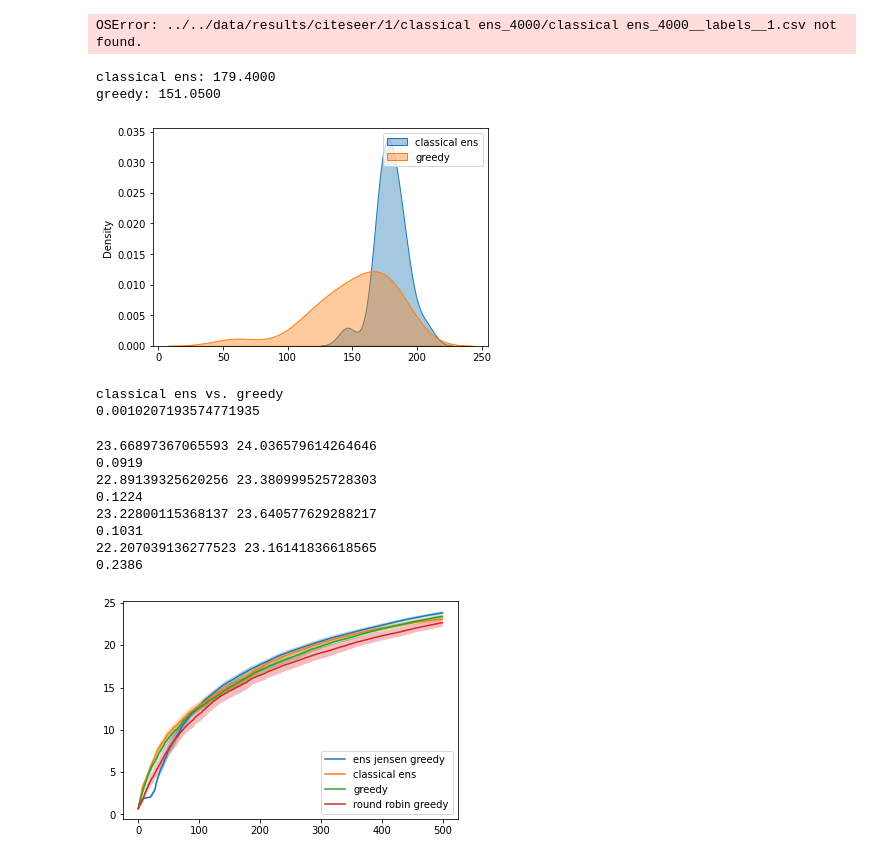
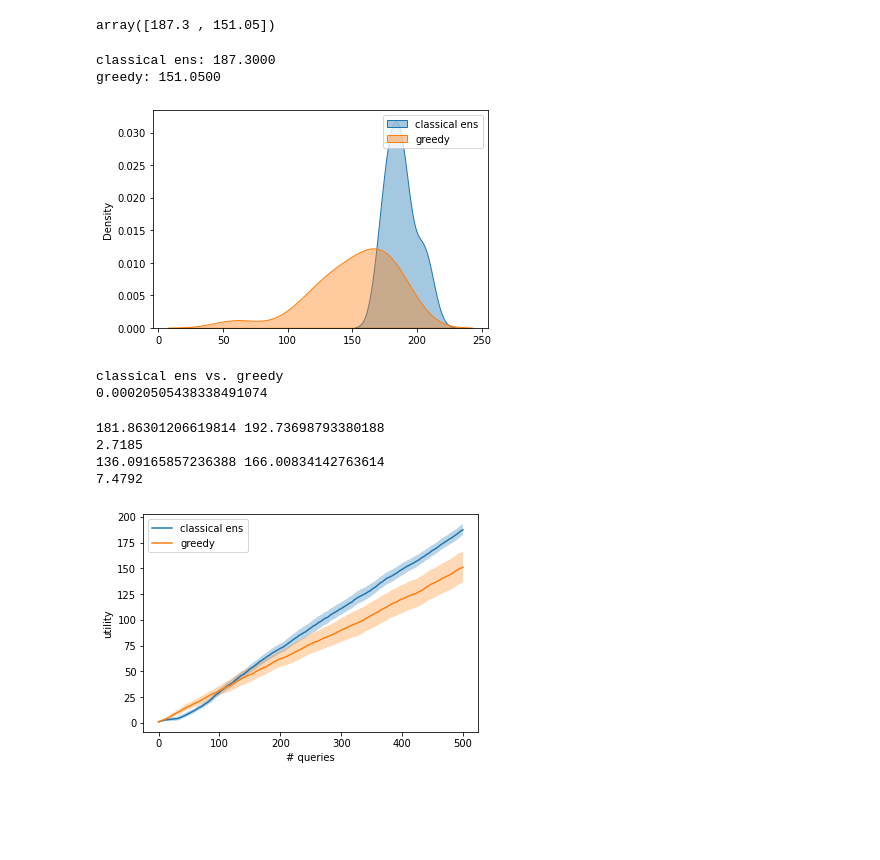
Before and after one commit to KrisNguyen135/diverse_as, a Jupyter notebook: notebooks/Performance/Utility.ipynb, the cells around one changed output. Saved outputs shown, nothing was run; the diff lists cells and outputs as text; code cells hidden in the pictures; blank space fills up the shorter version.

```diff
--- a/notebooks/Performance/Utility.ipynb
+++ b/notebooks/Performance/Utility.ipynb
@@ -41,7 +41,7 @@ n_exps = 20
 
 policies = [
     # 'ens jensen greedy',
-    'classical ens_4000',
+    'classical ens',
     'greedy',
     'round robin greedy',
 ]
@@ -73,10 +73,10 @@ for p_ind, policy in enumerate(policies):
         utilities[p_ind, i, :] = linear_utility(labels_to_counts(labels))
 
 # assert np.all(utilities != -1)
-# %% [output]
-OSError: ../../data/results/citeseer/1/classical ens_4000/classical ens_4000__labels__1.csv not found.
 # %%
 utilities[..., -1].mean(axis=1)
+# %% [output]
+array([187.3 , 151.05])
 # %%
 for p_ind, policy in enumerate(policies):
     print(f'{policy}: {utilities[p_ind, :, -1].mean():.4f}')
@@ -84,9 +84,9 @@ for p_ind, policy in enumerate(policies):
 
 plt.legend();
 # %% [output]
-classical ens: 179.4000
+classical ens: 187.3000
 greedy: 151.0500
-[figure, old version]
+[figure, new version]
 # %%
 for p1 in range(len(policies) - 1):
     for p2 in range(p1 + 1, len(policies)):
@@ -107,26 +107,24 @@ for p1 in range(len(policies) - 1):
     print()
 # %% [output]
 classical ens vs. greedy
-0.0010207193574771935
+0.00020505438338491074
 # %%
 plt.figure()
 
 for p_ind, policy in enumerate(policies):
     plt.plot(utilities[p_ind].mean(axis=0), label=policy)
     lower, upper = DescrStatsW(utilities[p_ind]).tconfint_mean()
     plt.fill_between(np.arange(init_size + budget), lower, upper, alpha=0.3)
 
     print(lower[-1], upper[-1])
     print(f'{(upper[-1] - lower[-1]) / 4:.4f}')
 
+plt.xlabel("# queries")
+plt.ylabel("utility")
 plt.legend();
 # %% [output]
-23.66897367065593 24.036579614264646
-0.0919
-22.89139325620256 23.380999525728303
-0.1224
-23.22800115368137 23.640577629288217
-0.1031
-22.207039136277523 23.16141836618565
-0.2386
+181.86301206619814 192.73698793380188
+2.7185
+136.09165857236388 166.00834142763614
+7.4792
-[figure, old version]
+[figure, new version]
```
Also changed, not shown: 1 other file.
